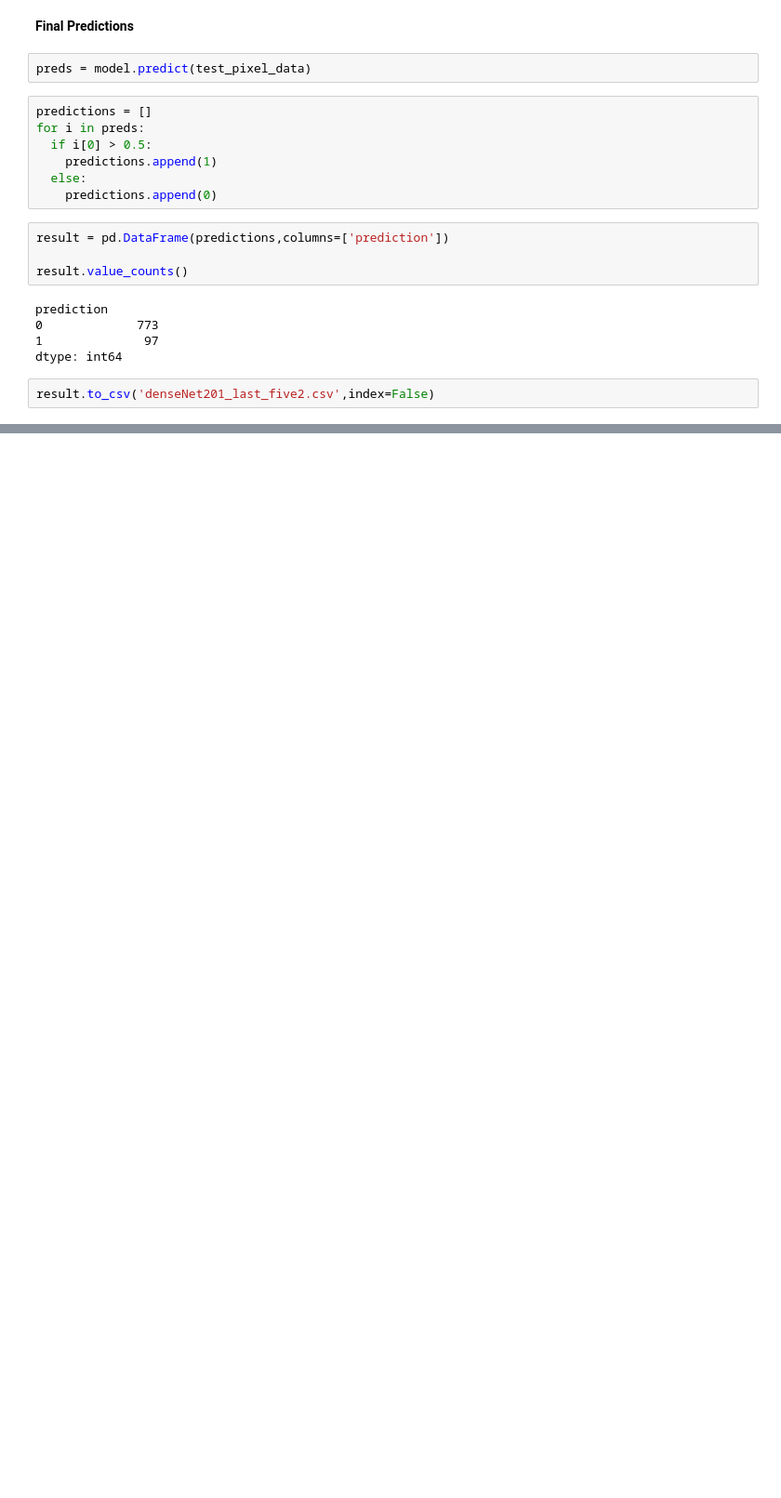
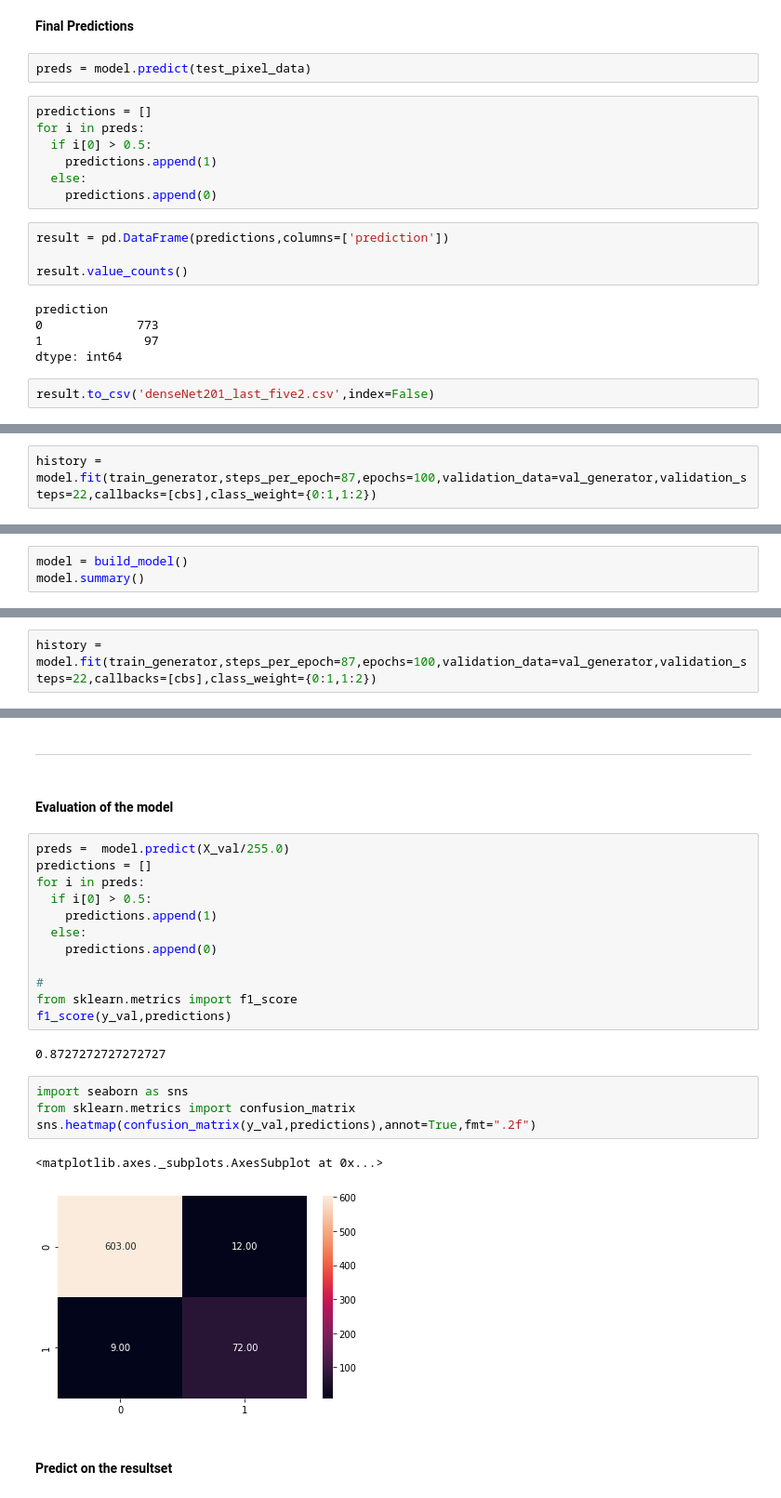
Before and after one commit to plaban1981/Dphi_hackathon, a Jupyter notebook: DPHI_COVID_Densenet201_91_45.ipynb, the cells around one changed output, grey strips where cells are left out. Shown: that part at 93% size. Saved outputs shown, nothing was run; the diff lists cells and outputs as text; blank space fills up the shorter version.

```diff
--- a/DPHI_COVID_Densenet201_91_45.ipynb
+++ b/DPHI_COVID_Densenet201_91_45.ipynb
@@ -297,0 +355,2 @@ result.to_csv('denseNet201_last_five2.csv',index=False)
+# %%
+history = model.fit(train_generator,steps_per_epoch=87,epochs=100,validation_data=val_generator,validation_steps=22,callbacks=[cbs],class_weight={0:1,1:2})
@@ -297,0 +433,3 @@ result.to_csv('denseNet201_last_five2.csv',index=False)
+# %%
+model = build_model()
+model.summary()
@@ -297,0 +455,2 @@ result.to_csv('denseNet201_last_five2.csv',index=False)
+# %%
+history = model.fit(train_generator,steps_per_epoch=87,epochs=100,validation_data=val_generator,validation_steps=22,callbacks=[cbs],class_weight={0:1,1:2})
@@ -297,0 +475,27 @@ result.to_csv('denseNet201_last_five2.csv',index=False)
+# %% [markdown]
+******************************************************************************
+# %% [markdown]
+#### **Evaluation of the model**
+# %%
+preds =  model.predict(X_val/255.0)
+predictions = []
+for i in preds:
+  if i[0] > 0.5:
+    predictions.append(1)
+  else:
+    predictions.append(0)
+
+#
+from sklearn.metrics import f1_score
+f1_score(y_val,predictions)
+# %% [output]
+0.8727272727272727
+# %%
+import seaborn as sns
+from sklearn.metrics import confusion_matrix
+sns.heatmap(confusion_matrix(y_val,predictions),annot=True,fmt=".2f")
+# %% [output]
+<matplotlib.axes._subplots.AxesSubplot at 0x...>
+[figure, added]
+# %% [markdown]
+#### **Predict on the resultset**
```
Also changed, not shown: parts of 22 cells of this notebook.
